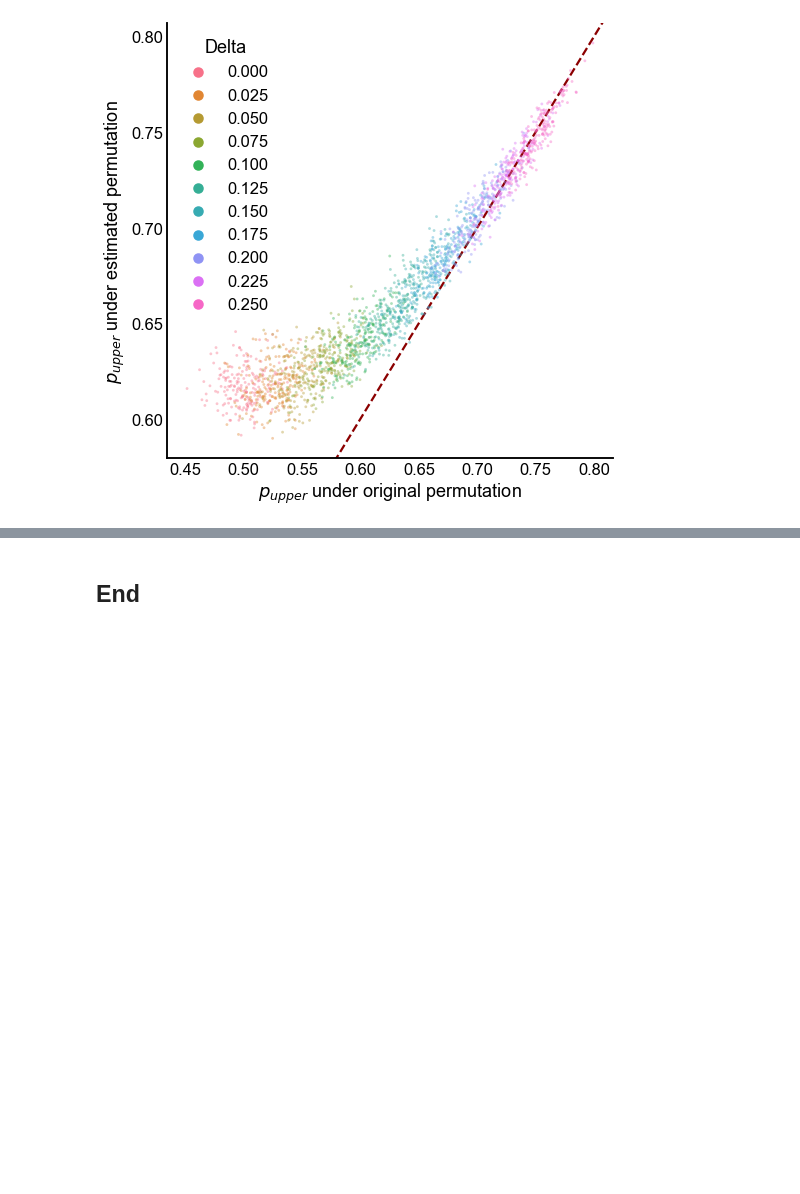
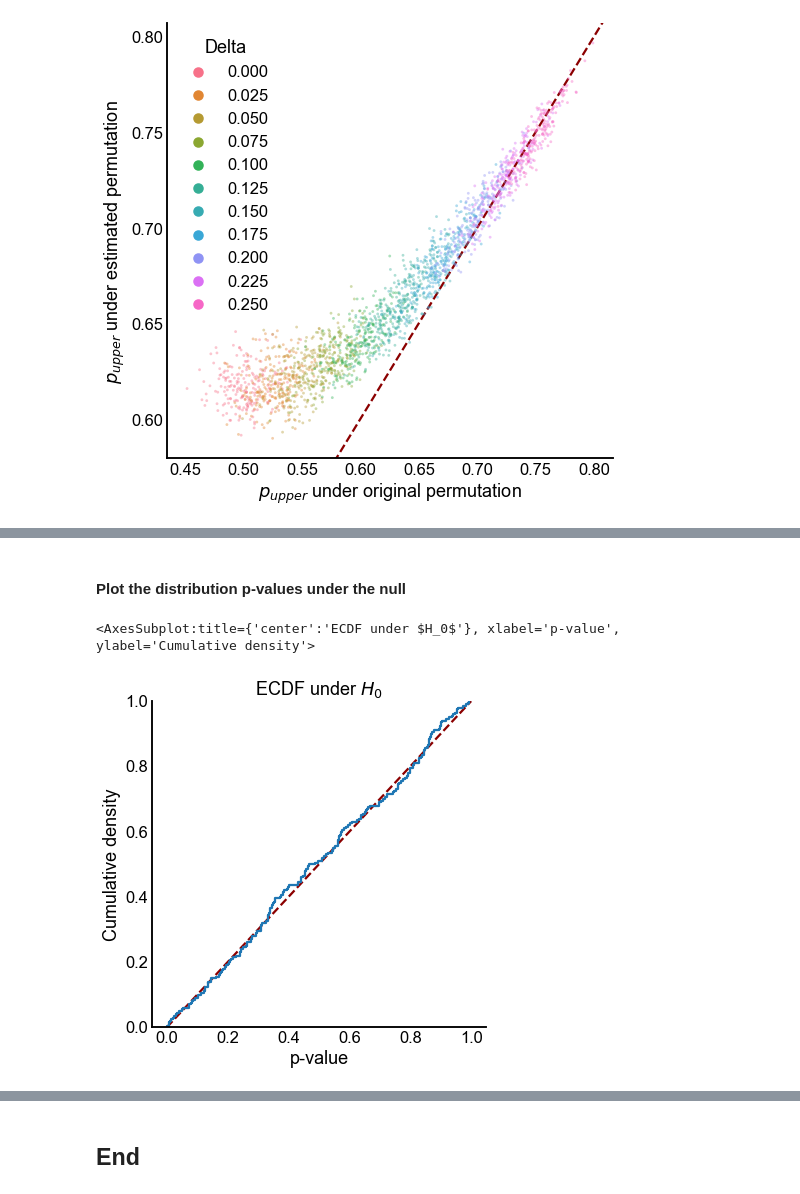
Before and after one commit to neurodata/maggot_connectome, a Jupyter notebook: docs/feedforwardness_sims.ipynb, the cells around one changed output, grey strips where cells are left out. Drawn from its saved outputs; the diff is of its cells as text; code cells hidden in the pictures; blank space fills up the shorter version.

```diff
--- a/docs/feedforwardness_sims.ipynb
+++ b/docs/feedforwardness_sims.ipynb
@@ -302,0 +441,7 @@ ax.set(
+# %% [markdown]
+#### Plot the distribution p-values under the null
+# %%
+plot_null_ecdf(results)
+# %% [output]
+<AxesSubplot:title={'center':'ECDF under $H_0$'}, xlabel='p-value', ylabel='Cumulative density'>
+[figure, added]
```
Also changed, not shown: parts of 31 cells of this notebook, 1 other file.
